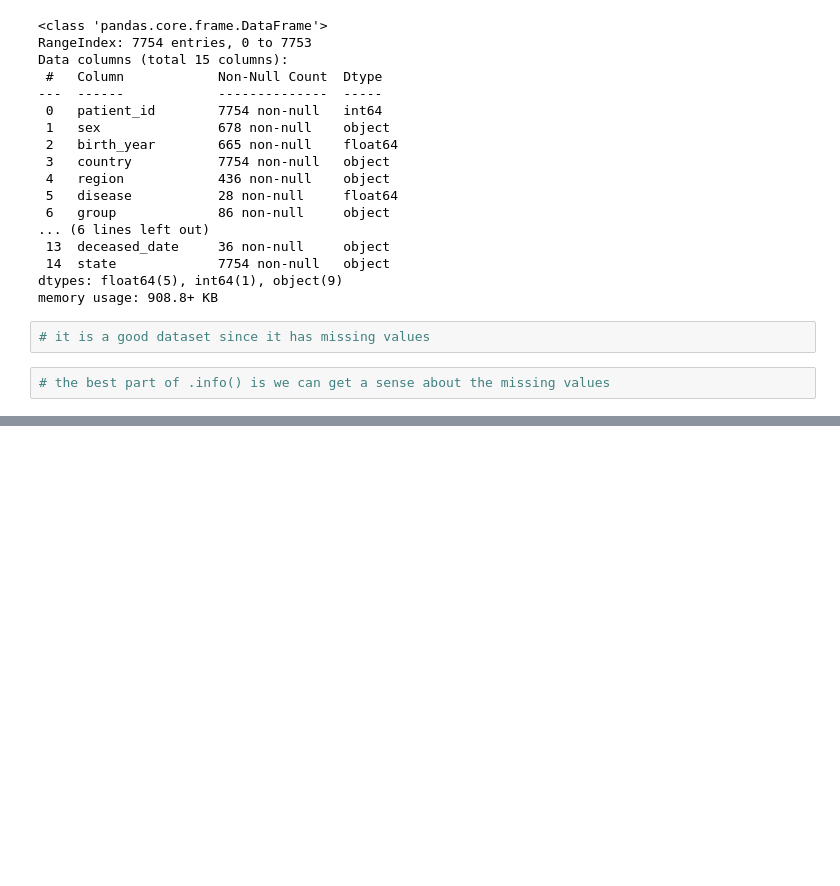
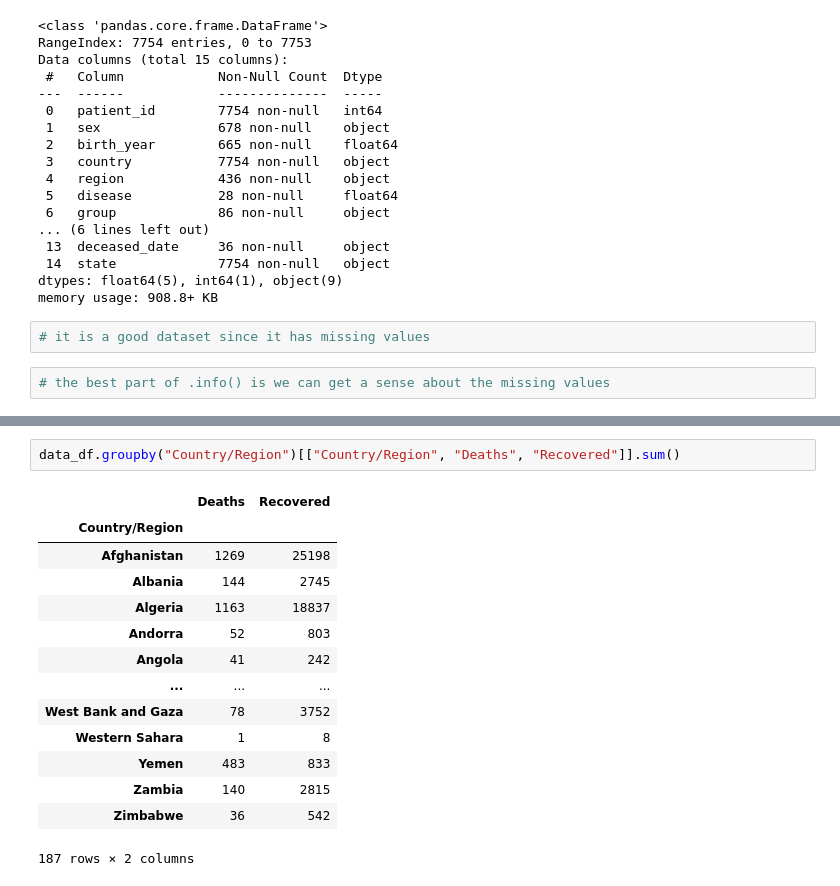
Before and after one commit to mirpouya/Basics-of-ML, a Jupyter notebook: Basics_of_Pandas.ipynb, the cells around one changed output, grey strips where cells are left out. Saved outputs shown, nothing was run; the diff lists cells and outputs as text; blank space fills up the shorter version.

```diff
--- a/Basics_of_Pandas.ipynb
+++ b/Basics_of_Pandas.ipynb
@@ -356,0 +387,17 @@ memory usage: 908.8+ KB
+# %%
+data_df.groupby("Country/Region")[["Country/Region", "Deaths", "Recovered"]].sum()
+# %% [output]
+|  | Deaths | Recovered |
+| Country/Region |  |  |
+| Afghanistan | 1269 | 25198 |
+| Albania | 144 | 2745 |
+| Algeria | 1163 | 18837 |
+| Andorra | 52 | 803 |
+| Angola | 41 | 242 |
+| ... | ... | ... |
+| West Bank and Gaza | 78 | 3752 |
+| Western Sahara | 1 | 8 |
+| Yemen | 483 | 833 |
+| Zambia | 140 | 2815 |
+| Zimbabwe | 36 | 542 |
+187 rows × 2 columns
```
Also changed, not shown: parts of 11 cells of this notebook.
